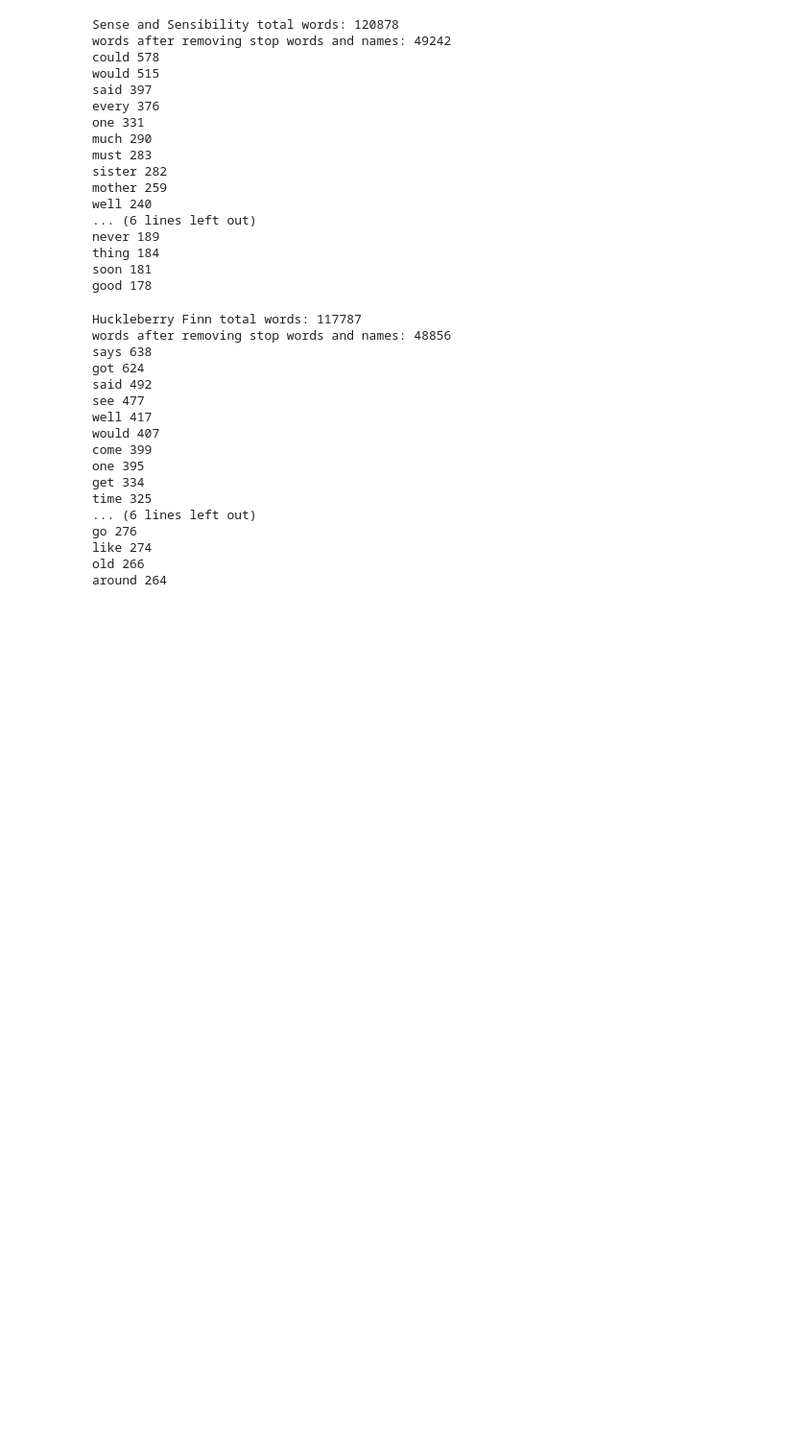
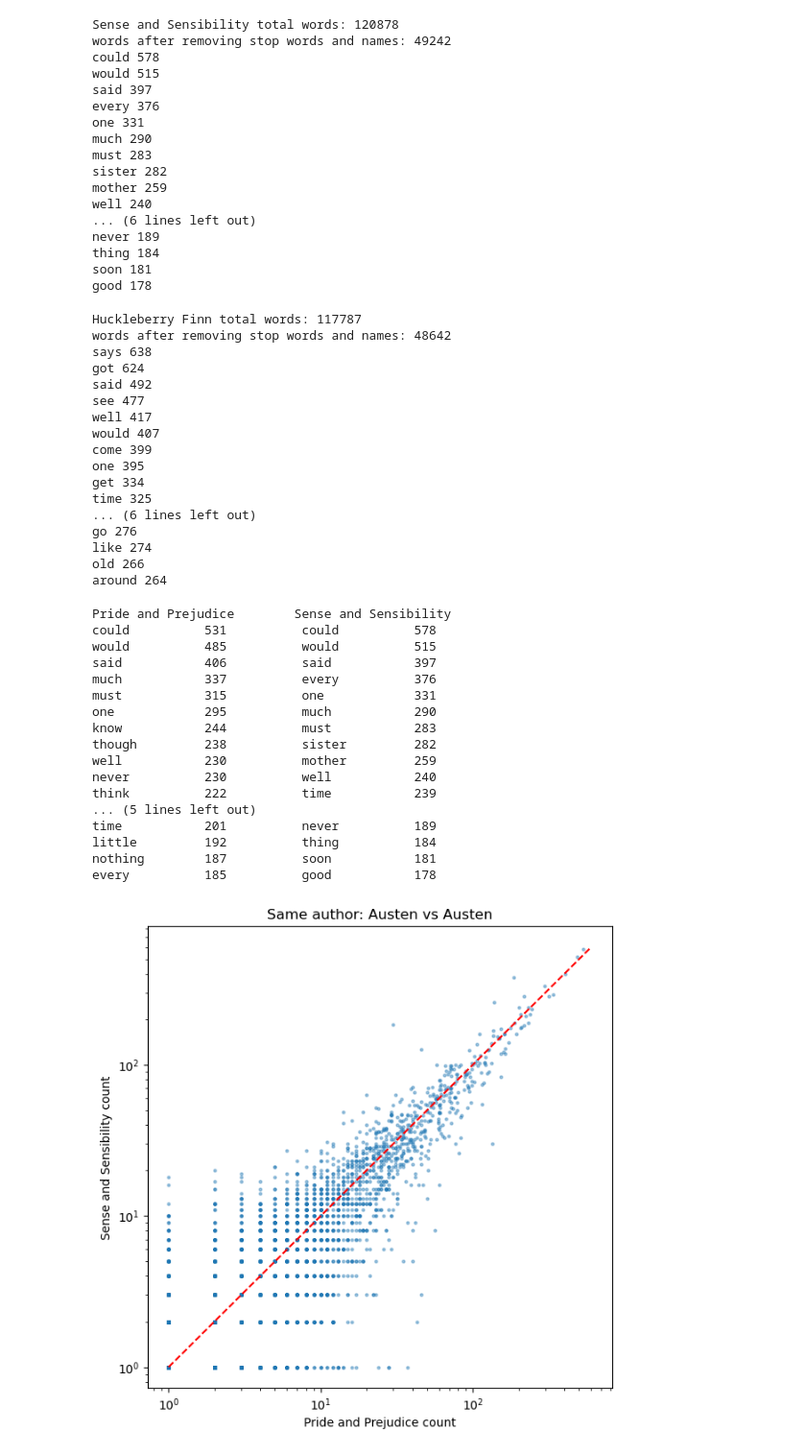
Before and after one commit to chesedcaseycollins/MiniProject1, a Jupyter notebook: ccolli78.ipynb, the cells around one changed output. Shown at 96% size. Saved outputs shown, nothing was run; the diff lists cells and outputs as text; code cells hidden in the pictures; blank space fills up the shorter version.

Commit message:
Compare word frequencies within and across authors

```diff
--- a/ccolli78.ipynb
+++ b/ccolli78.ipynb
@@ -112,7 +112,7 @@ thing 184
 soon 181
 good 178
 # %%
-huck_names = ["huck", "jim", "tom", "huckleberry", "finn", "sawyer", "sally", "polly", "mary", "jane", "watson", "douglas", "buck", "silas", "phelps", "harvey", "william", "peter", "wilks", "grangerford", "shepherdson", "sherburn", "boggs", "pap", "duke", "king", "jackson", "cairo", "ohio", "illinois", "missouri", "orleans", "england", "petersburg"]
+huck_names = ["huck", "jim", "tom", "huckleberry", "finn", "sawyer", "sally", "polly", "mary", "jane", "watson", "douglas", "buck", "silas", "phelps", "harvey", "william", "peter", "wilks", "grangerford", "shepherdson", "sherburn", "boggs", "pap", "duke", "king", "jackson", "cairo", "ohio", "illinois", "missouri", "orleans", "england", "petersburg", "nigger", "niggers"]
 
 f = open('data/pg76.txt', 'r', encoding='utf-8', errors='replace')
 text = f.read()
@@ -142,7 +142,7 @@ for word, n in huck.most_common(20):
     print(word, n)
 # %% [output]
 Huckleberry Finn total words: 117787
-words after removing stop words and names: 48856
+words after removing stop words and names: 48642
 says 638
 got 624
 said 492
@@ -158,3 +158,45 @@ go 276
 like 274
 old 266
 around 264
+# %%
+import matplotlib.pyplot as plt
+
+print('Pride and Prejudice        Sense and Sensibility')
+for (w1, n1), (w2, n2) in zip(pride.most_common(20), sense.most_common(20)):
+    print(f'{w1:12} {n1:5}          {w2:12} {n2:5}')
+
+x = []
+y = []
+for word in pride:
+    if word in sense:
+        x.append(pride[word])
+        y.append(sense[word])
+
+plt.figure(figsize=(7, 7))
+plt.scatter(x, y, s=5, alpha=0.4)
+plt.xscale('log')
+plt.yscale('log')
+plt.plot([1, 600], [1, 600], 'r--')
+plt.xlabel('Pride and Prejudice count')
+plt.ylabel('Sense and Sensibility count')
+plt.title('Same author: Austen vs Austen')
+plt.show()
+# %% [output]
+Pride and Prejudice        Sense and Sensibility
+could          531          could          578
+would          485          would          515
+said           406          said           397
+much           337          every          376
+must           315          one            331
+one            295          much           290
+know           244          must           283
+though         238          sister         282
+well           230          mother         259
+never          230          well           240
+think          222          time           239
+... (5 lines left out)
+time           201          never          189
+little         192          thing          184
+nothing        187          soon           181
+every          185          good           178
+[figure, added]
```
Also changed, not shown: parts of 2 cells of this notebook.
